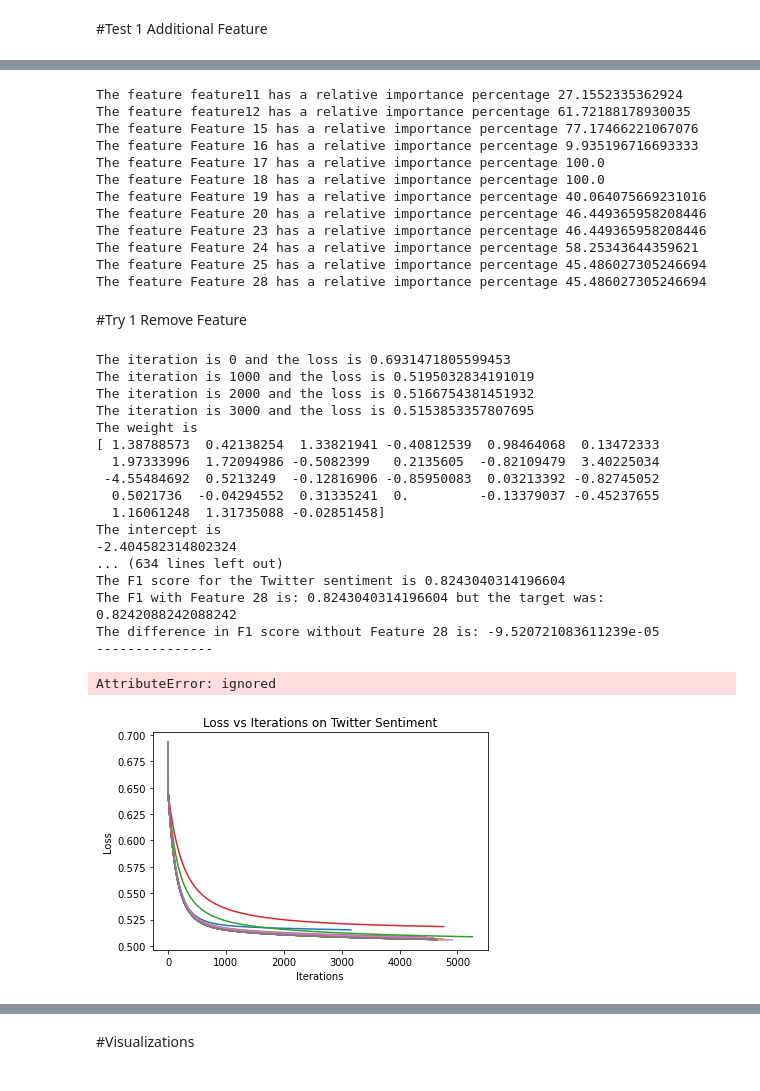
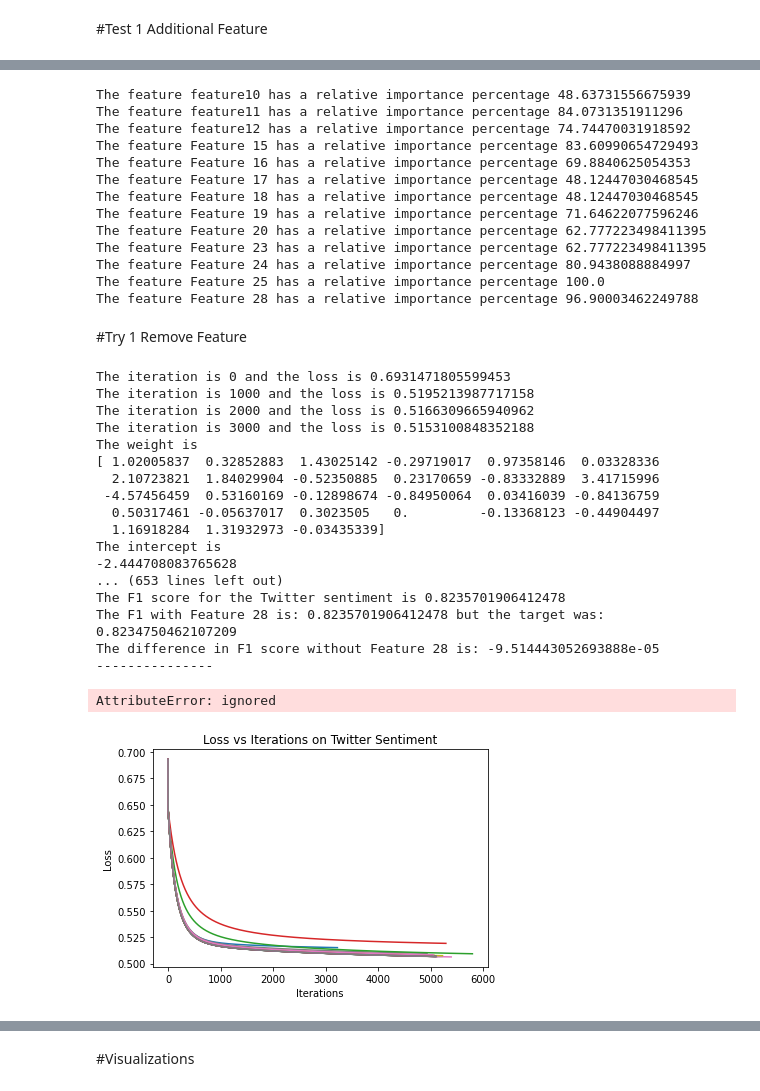
Before and after one commit to dldowning/Fall2022-5222, a Jupyter notebook: All_Features_Downing_Roberts_5222_Project_2.ipynb, the cells around one changed output, grey strips where cells are left out. Drawn from its saved outputs; the diff is of its cells as text; code cells hidden in the pictures.

```diff
--- a/All_Features_Downing_Roberts_5222_Project_2.ipynb
+++ b/All_Features_Downing_Roberts_5222_Project_2.ipynb
@@ -1029,0 +1020,16 @@ cm = LogRegSent.metrics(y_pred, y_test)
+# %%
+X_train, X_test, y_train, y_test = train_test_split(
+Xc, yc, test_size=0.2, random_state=42)
+mms = MinMaxScaler()
+X_train_norm = mms.fit_transform(X_train)
+X_test_norm = mms.transform(X_test)
+feature_number, lr, epochs = X_train.shape[1], .5, 1000000
+LogRegSent = LogRegression(feature_number, lr, epochs)
+losses = LogRegSent.fit(X_train_norm, y_train)
+plt.xlabel("Iterations")
+plt.ylabel("Loss")
+plt.title("Loss vs Iterations on Twitter Sentiment")
+plt.plot(losses)
+plt.show
+y_pred = LogRegSent.predict(X_test_norm)
+cm = LogRegSent.metrics(y_pred, y_test)
@@ -1082,7 +1108,7 @@ Adding Feature 25 to the removed features list
 Adding Feature 28 to the removed features list
 # %%
 f1_diff_add=[]
-f1_selected = 0.8242088242088242 #this should be the F1 score of the Xc_selected features from SelectFromModel
+f1_selected = 0.8205009811843472 #this should be the F1 score of the Xc_selected features from SelectFromModel
 for i in range(0,len(removed_features)):
   new=removed_features[i]
   Xc_OG=Xc_selected
@@ -1135,18 +1162,19 @@ for i in range (0,len(f1_diff_add)):
   f1_diffs_add_percent.append(val)
   print("The feature " + str(removed_features[i].name) + " has a relative importance percentage " + str(f1_diffs_add_percent[i]))
 # %% [output]
-The feature feature11 has a relative importance percentage 27.1552335362924
-The feature feature12 has a relative importance percentage 61.72188178930035
-The feature Feature 15 has a relative importance percentage 77.17466221067076
-The feature Feature 16 has a relative importance percentage 9.935196716693333
-The feature Feature 17 has a relative importance percentage 100.0
-The feature Feature 18 has a relative importance percentage 100.0
-The feature Feature 19 has a relative importance percentage 40.064075669231016
-The feature Feature 20 has a relative importance percentage 46.449365958208446
-The feature Feature 23 has a relative importance percentage 46.449365958208446
-The feature Feature 24 has a relative importance percentage 58.25343644359621
-The feature Feature 25 has a relative importance percentage 45.486027305246694
-The feature Feature 28 has a relative importance percentage 45.486027305246694
+The feature feature10 has a relative importance percentage 48.63731556675939
+The feature feature11 has a relative importance percentage 84.0731351911296
+The feature feature12 has a relative importance percentage 74.74470031918592
+The feature Feature 15 has a relative importance percentage 83.60990654729493
+The feature Feature 16 has a relative importance percentage 69.8840625054353
+The feature Feature 17 has a relative importance percentage 48.12447030468545
+The feature Feature 18 has a relative importance percentage 48.12447030468545
+The feature Feature 19 has a relative importance percentage 71.64622077596246
+The feature Feature 20 has a relative importance percentage 62.777223498411395
+The feature Feature 23 has a relative importance percentage 62.777223498411395
+The feature Feature 24 has a relative importance percentage 80.9438088884997
+The feature Feature 25 has a relative importance percentage 100.0
+The feature Feature 28 has a relative importance percentage 96.90003462249788
 # %% [markdown]
 #Try 1 Remove Feature
 # %%
@@ -1173,34 +1201,34 @@ def try_remove_feature(x,y,feat,target):
 # %%
 all_features=Xc.columns
 f1_diff_rem=[]
-f1_selected = 0.8242088242088242 #this should be F1 score for logreg of all_features
+f1_selected = 0.8234750462107209 #this should be F1 score for logreg of all_features
 for i in range(0,len(all_features)):
   new=all_features[i]
   difference=try_remove_feature(Xc,yc,new,f1_selected)
   f1_diff_rem.append(difference)
   print("---------------")
 for i in range(0,len(all_features)):
-  print("To remove " + str(all_features[i].name) + " there was a loss of " + str(f1_diff_rem[i]) + " in F1")
+  print("To remove " + str(all_features[i]) + " there was a loss of " + str(f1_diff_rem[i]) + " in F1")
 # %% [output]
 The iteration is 0 and the loss is 0.6931471805599453
-The iteration is 1000 and the loss is 0.5195032834191019
-The iteration is 2000 and the loss is 0.5166754381451932
-The iteration is 3000 and the loss is 0.5153853357807695
+The iteration is 1000 and the loss is 0.5195213987717158
+The iteration is 2000 and the loss is 0.5166309665940962
+The iteration is 3000 and the loss is 0.5153100848352188
 The weight is
-[ 1.38788573  0.42138254  1.33821941 -0.40812539  0.98464068  0.13472333
-  1.97333996  1.72094986 -0.5082399   0.2135605  -0.82109479  3.40225034
- -4.55484692  0.5213249  -0.12816906 -0.85950083  0.03213392 -0.82745052
-  0.5021736  -0.04294552  0.31335241  0.         -0.13379037 -0.45237655
-  1.16061248  1.31735088 -0.02851458]
+[ 1.02005837  0.32852883  1.43025142 -0.29719017  0.97358146  0.03328336
+  2.10723821  1.84029904 -0.52350885  0.23170659 -0.83332889  3.41715996
+ -4.57456459  0.53160169 -0.12898674 -0.84950064  0.03416039 -0.84136759
+  0.50317461 -0.05637017  0.3023505   0.         -0.13368123 -0.44904497
+  1.16918284  1.31932973 -0.03435339]
 The intercept is
--2.404582314802324
-... (634 lines left out)
-The F1 score for the Twitter sentiment is 0.8243040314196604
-The F1 with Feature 28 is: 0.8243040314196604 but the target was: 0.8242088242088242
-The difference in F1 score without Feature 28 is: -9.520721083611239e-05
+-2.444708083765628
+... (653 lines left out)
+The F1 score for the Twitter sentiment is 0.8235701906412478
+The F1 with Feature 28 is: 0.8235701906412478 but the target was: 0.8234750462107209
+The difference in F1 score without Feature 28 is: -9.514443052693888e-05
 ---------------
 AttributeError: ignored
-[figure, old version]
+[figure, new version]
 # %%
 for i in range(0,len(all_features)):
   print("To remove " + str(all_features[i]) + " there was a loss of " + str(f1_diff_rem[i]) + " in F1")
```
Also changed, not shown: parts of 42 cells of this notebook, 2 other files.
